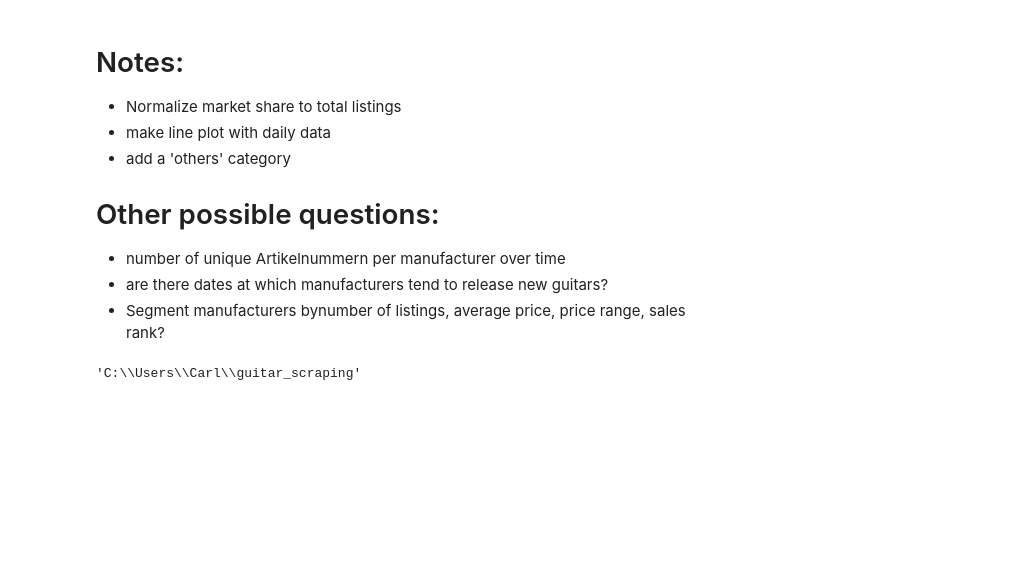
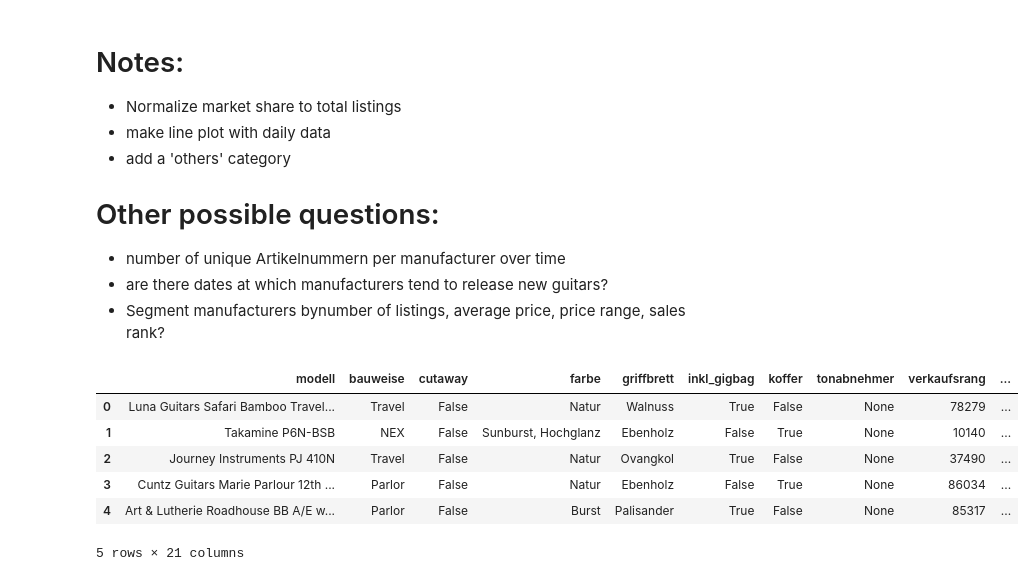
Before and after one commit to DeltiKron/guitar_scraping, a Jupyter notebook: notebooks/analysis_from_db.ipynb, the cells around one changed output. Drawn from its saved outputs; the diff is of its cells as text; code cells hidden in the pictures; blank space fills up the shorter version.

```diff
--- a/notebooks/analysis_from_db.ipynb
+++ b/notebooks/analysis_from_db.ipynb
@@ -73,8 +73,16 @@ Text(0.5, 0, 'Date')
 * number of unique Artikelnummern per manufacturer over time
 * are there dates at which manufacturers tend to release new guitars?
 * Segment manufacturers bynumber of listings, average price, price range, sales rank?
-# %%
-import os
-os.getcwd()
-# %% [output]
-'C:\\Users\\Carl\\guitar_scraping'
+# %%
+from datetime import datetime
+from guitar_scraping.questions import day_data
+dd = day_data(datetime(2020,3,31).date())
+dd.head()
+# %% [output]
+|  | modell | bauweise | cutaway | farbe | griffbrett | inkl_gigbag | koffer | tonabnehmer | verkaufsrang | ... |
+| 0 | Luna Guitars Safari Bamboo Travel... | Travel | False | Natur | Walnuss | True | False | None | 78279 | ... |
+| 1 | Takamine P6N-BSB | NEX | False | Sunburst, Hochglanz | Ebenholz | False | True | None | 10140 | ... |
+| 2 | Journey Instruments PJ 410N | Travel | False | Natur | Ovangkol | True | False | None | 37490 | ... |
+| 3 | Cuntz Guitars Marie Parlour 12th ... | Parlor | False | Natur | Ebenholz | False | True | None | 86034 | ... |
+| 4 | Art & Lutherie Roadhouse BB A/E w... | Parlor | False | Burst | Palisander | True | False | None | 85317 | ... |
+5 rows × 21 columns
```
Also changed, not shown: parts of 4 cells of this notebook, 4 other files.
